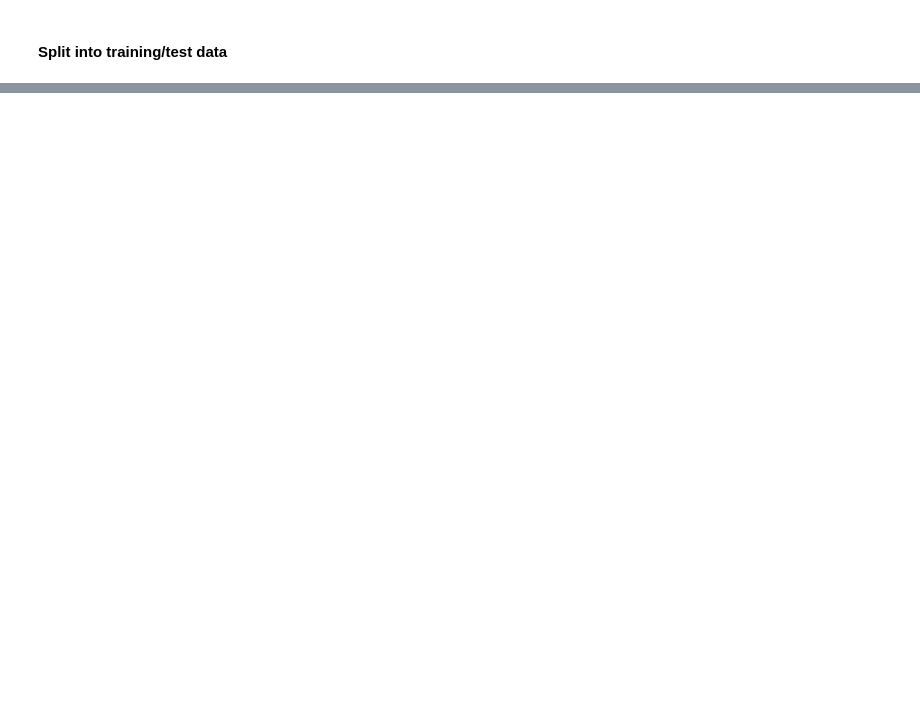
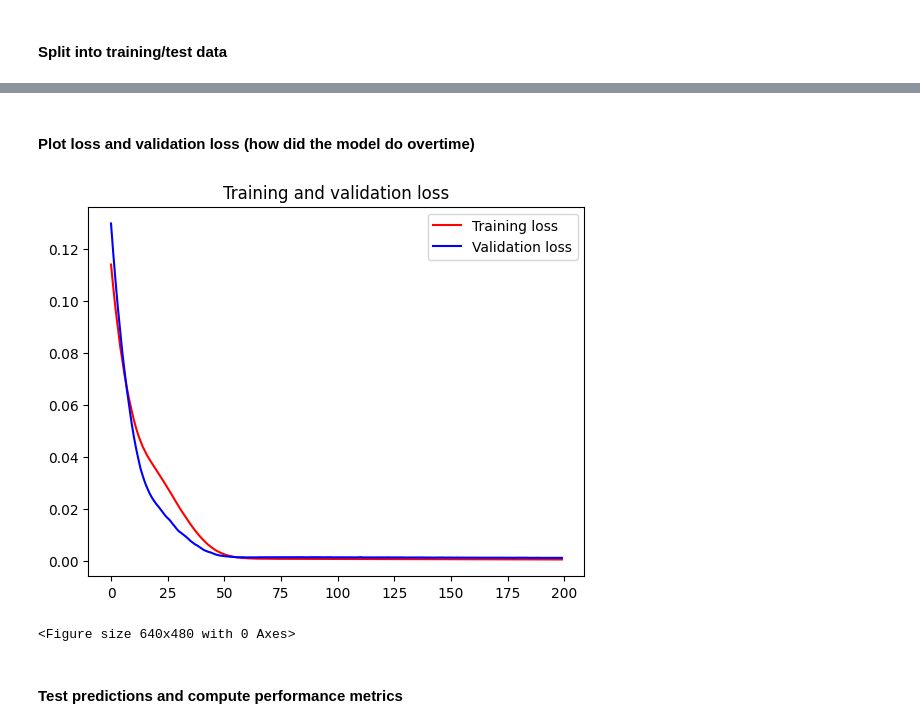
Before and after one commit to ivanakhoo/Trading_Optimizer, a Jupyter notebook: LSTM.ipynb, the cells around one changed output, grey strips where cells are left out. Drawn from its saved outputs; the diff is of its cells as text; code cells hidden in the pictures; blank space fills up the shorter version.

Commit message:
build model, start figuring out price predictions

```diff
--- a/LSTM.ipynb
+++ b/LSTM.ipynb
@@ -104,0 +124,10 @@ print(train_data.shape, test_data.shape)
+# %%
+# I guess we need to do this
+time_step = 1
+x_train, y_train = create_dataset(train_data, time_step)
+x_test, y_test = create_dataset(test_data, time_step)
+
+print("X_train: ", x_train.shape)
+print("y_train: ", y_train.shape)
+print("X_test: ", x_test.shape)
+print("y_test", y_test.shape)
@@ -104,0 +139,7 @@ print(train_data.shape, test_data.shape)
+# %%
+# reshape input to be [samples, time steps, features] which is required for LSTM
+x_train = x_train.reshape(x_train.shape[0],x_train.shape[1] , 1)
+x_test = x_test.reshape(x_test.shape[0],x_test.shape[1] , 1)
+
+print("X_train: ", x_train.shape)
+print("X_test: ", x_test.shape)
@@ -104,0 +151,7 @@ print(train_data.shape, test_data.shape)
+# %%
+bc_model = Sequential()
+bc_model.add(LSTM(10, activation="relu"))
+bc_model.add(Dense(1))
+bc_model.compile(loss="mean_squared_error", optimizer="adam")
+# %%
+history = bc_model.fit(x_train, y_train, validation_data=(x_test, y_test), epochs=200, batch_size=32, verbose=1)
@@ -104,0 +176,21 @@ print(train_data.shape, test_data.shape)
+# %% [markdown]
+#### Plot loss and validation loss (how did the model do overtime)
+# %%
+loss = history.history['loss']
+val_loss = history.history['val_loss']
+
+epochs = range(len(loss))
+
+plt.plot(epochs, loss, 'r', label='Training loss')
+plt.plot(epochs, val_loss, 'b', label='Validation loss')
+plt.title('Training and validation loss')
+plt.legend(loc=0)
+plt.figure()
+
+
+plt.show()
+# %% [output]
+[figure, added]
+<Figure size 640x480 with 0 Axes>
+# %% [markdown]
+#### Test predictions and compute performance metrics
```
Also changed, not shown: parts of 20 cells of this notebook.
